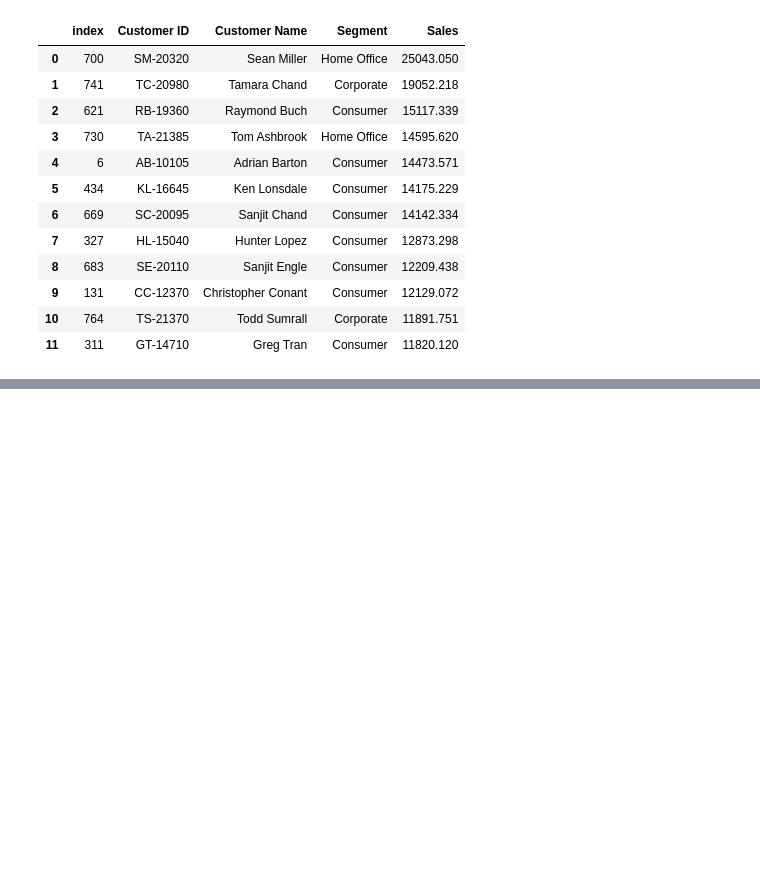
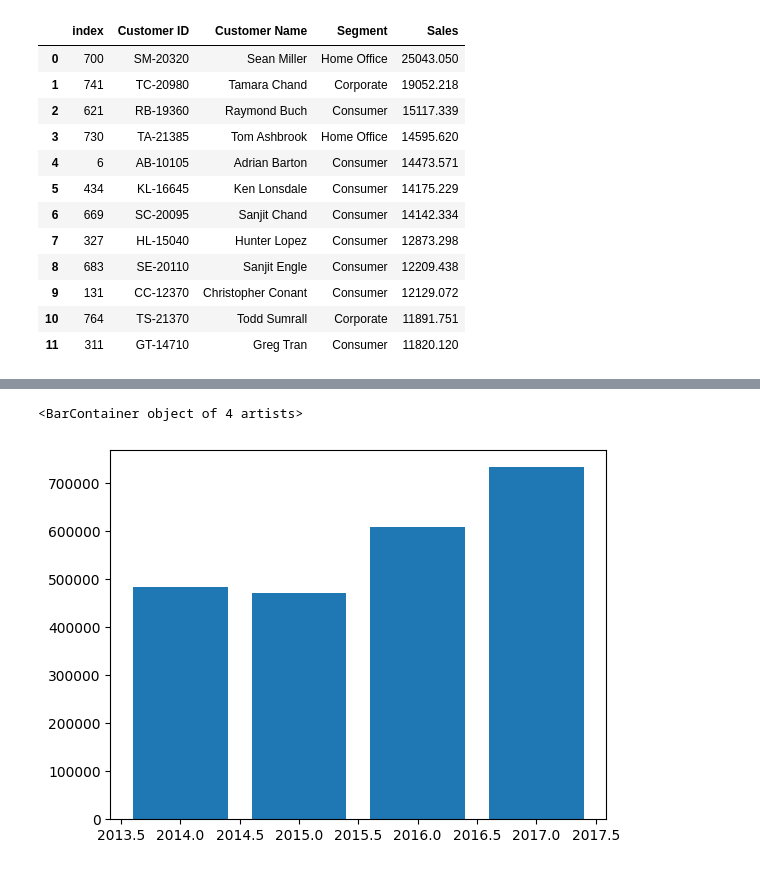
Before and after one commit to GongSeason/Python-for-Data-science-study, a Jupyter notebook: Part8_Superstore_Sales_Data_Analysis_project.ipynb, the cells around one changed output, grey strips where cells are left out. Cells and saved outputs as stored; diff of their text form; code cells hidden in the pictures; blank space fills up the shorter version.

```diff
--- a/Part8_Superstore_Sales_Data_Analysis_project.ipynb
+++ b/Part8_Superstore_Sales_Data_Analysis_project.ipynb
@@ -211,0 +388,6 @@ customer_sales
+# %%
+df['Order Date'] = pd.to_datetime(df['Order Date'],dayfirst=False)
+yearly_sales = df.groupby(df['Order Date'].dt.year)['Sales'].sum().reset_index()
+yearly_sales = yearly_sales.rename(columns={'Order Date':'Year',
+                                            'Sales':'total sales'})
+yearly_sales
@@ -211,0 +400,5 @@ customer_sales
+# %%
+plt.bar(yearly_sales['Year'],yearly_sales['total sales'])
+# %% [output]
+<BarContainer object of 4 artists>
+[figure, added]
```
Also changed, not shown: parts of 17 cells of this notebook.
